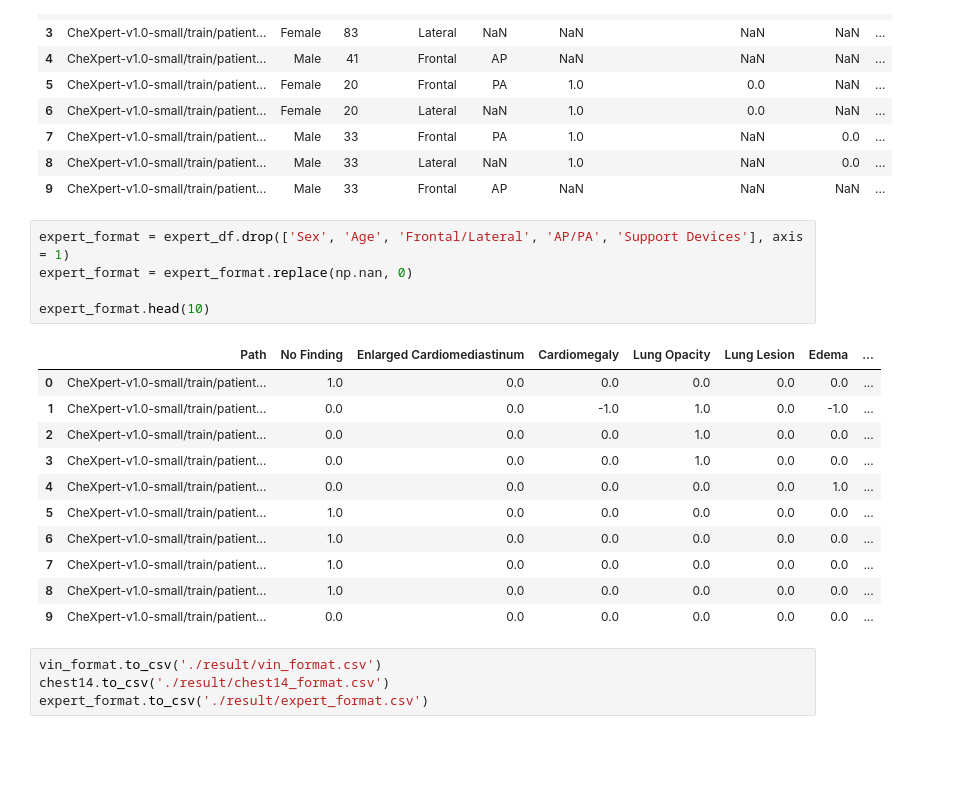
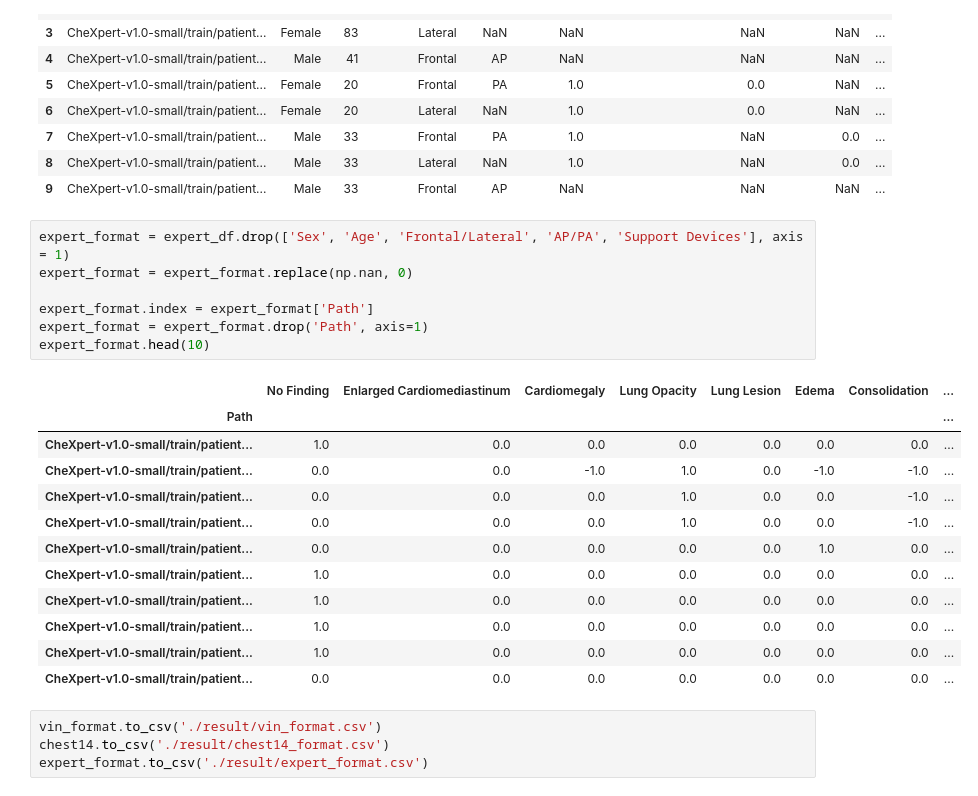
Before and after one commit to Vo-Linh/FDS_midterm, a Jupyter notebook: ch07.ipynb, the cells around one changed output. Saved outputs shown, nothing was run; the diff lists cells and outputs as text; blank space fills up the shorter version.

```diff
--- a/ch07.ipynb
+++ b/ch07.ipynb
@@ -225,20 +223,23 @@ expert_df.head(10)
 # %%
 expert_format = expert_df.drop(['Sex', 'Age', 'Frontal/Lateral', 'AP/PA', 'Support Devices'], axis = 1)
 expert_format = expert_format.replace(np.nan, 0)
 
+expert_format.index = expert_format['Path']
+expert_format = expert_format.drop('Path', axis=1)
 expert_format.head(10)
 # %% [output]
-|  | Path | No Finding | Enlarged Cardiomediastinum | Cardiomegaly | Lung Opacity | Lung Lesion | Edema | ... |
-| 0 | CheXpert-v1.0-small/train/patient... | 1.0 | 0.0 | 0.0 | 0.0 | 0.0 | 0.0 | ... |
-| 1 | CheXpert-v1.0-small/train/patient... | 0.0 | 0.0 | -1.0 | 1.0 | 0.0 | -1.0 | ... |
-| 2 | CheXpert-v1.0-small/train/patient... | 0.0 | 0.0 | 0.0 | 1.0 | 0.0 | 0.0 | ... |
-| 3 | CheXpert-v1.0-small/train/patient... | 0.0 | 0.0 | 0.0 | 1.0 | 0.0 | 0.0 | ... |
-| 4 | CheXpert-v1.0-small/train/patient... | 0.0 | 0.0 | 0.0 | 0.0 | 0.0 | 1.0 | ... |
-| 5 | CheXpert-v1.0-small/train/patient... | 1.0 | 0.0 | 0.0 | 0.0 | 0.0 | 0.0 | ... |
-| 6 | CheXpert-v1.0-small/train/patient... | 1.0 | 0.0 | 0.0 | 0.0 | 0.0 | 0.0 | ... |
-| 7 | CheXpert-v1.0-small/train/patient... | 1.0 | 0.0 | 0.0 | 0.0 | 0.0 | 0.0 | ... |
-| 8 | CheXpert-v1.0-small/train/patient... | 1.0 | 0.0 | 0.0 | 0.0 | 0.0 | 0.0 | ... |
-| 9 | CheXpert-v1.0-small/train/patient... | 0.0 | 0.0 | 0.0 | 0.0 | 0.0 | 0.0 | ... |
+|  | No Finding | Enlarged Cardiomediastinum | Cardiomegaly | Lung Opacity | Lung Lesion | Edema | Consolidation | ... |
+| Path |  |  |  |  |  |  |  | ... |
+| CheXpert-v1.0-small/train/patient... | 1.0 | 0.0 | 0.0 | 0.0 | 0.0 | 0.0 | 0.0 | ... |
+| CheXpert-v1.0-small/train/patient... | 0.0 | 0.0 | -1.0 | 1.0 | 0.0 | -1.0 | -1.0 | ... |
+| CheXpert-v1.0-small/train/patient... | 0.0 | 0.0 | 0.0 | 1.0 | 0.0 | 0.0 | -1.0 | ... |
+| CheXpert-v1.0-small/train/patient... | 0.0 | 0.0 | 0.0 | 1.0 | 0.0 | 0.0 | -1.0 | ... |
+| CheXpert-v1.0-small/train/patient... | 0.0 | 0.0 | 0.0 | 0.0 | 0.0 | 1.0 | 0.0 | ... |
+| CheXpert-v1.0-small/train/patient... | 1.0 | 0.0 | 0.0 | 0.0 | 0.0 | 0.0 | 0.0 | ... |
+| CheXpert-v1.0-small/train/patient... | 1.0 | 0.0 | 0.0 | 0.0 | 0.0 | 0.0 | 0.0 | ... |
+| CheXpert-v1.0-small/train/patient... | 1.0 | 0.0 | 0.0 | 0.0 | 0.0 | 0.0 | 0.0 | ... |
+| CheXpert-v1.0-small/train/patient... | 1.0 | 0.0 | 0.0 | 0.0 | 0.0 | 0.0 | 0.0 | ... |
+| CheXpert-v1.0-small/train/patient... | 0.0 | 0.0 | 0.0 | 0.0 | 0.0 | 0.0 | 0.0 | ... |
 # %%
 vin_format.to_csv('./result/vin_format.csv')
 chest14.to_csv('./result/chest14_format.csv')
```
Also changed, not shown: parts of 2 cells of this notebook.
